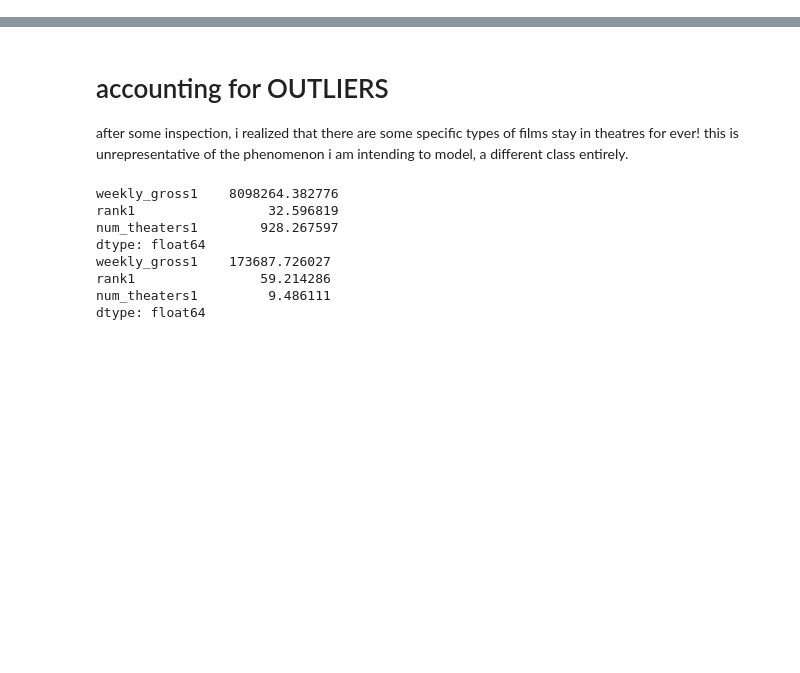
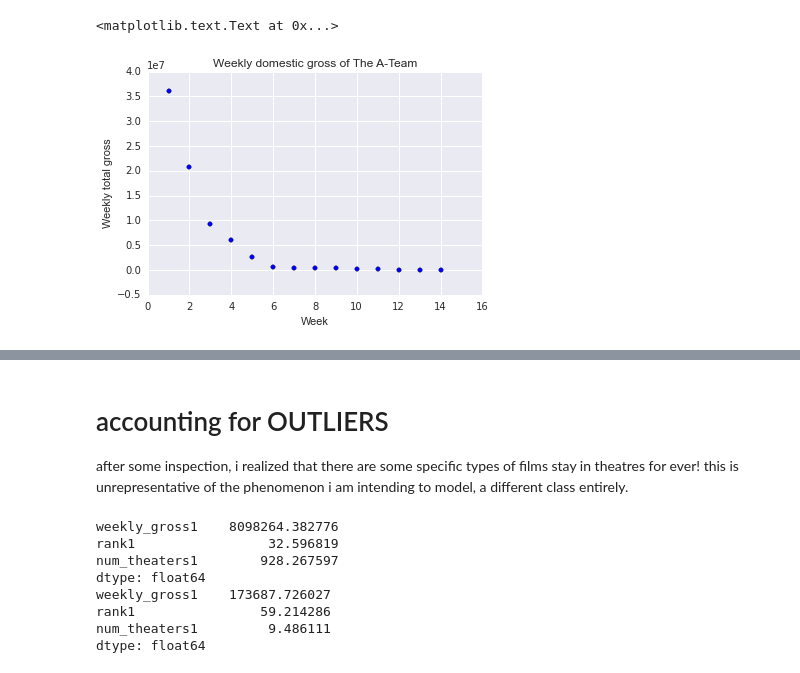
Before and after one commit to jstnstwrt/optimizing-box-office-regression, a Jupyter notebook: exploratory_data_analysis.ipynb, the cells around one changed output, grey strips where cells are left out. Cells and saved outputs as stored; diff of their text form; code cells hidden in the pictures; blank space fills up the shorter version.

Commit message:
adding ploting for simple scatters of an example movie

```diff
--- a/exploratory_data_analysis.ipynb
+++ b/exploratory_data_analysis.ipynb
@@ -10,3 +11,12 @@ full_regression_data = pickle.load( open( "full_regression_data.pkl", "rb" ) )
 df = full_regression_data
 # %%
 df['log_num_weeks'] = df.num_weeks.apply(np.log)
+# %%
+plt.scatter(df.head().iloc[0].weekly_data['week_num'],
+            df.head().iloc[0].weekly_data['weekly_gross'])
+plt.ylabel('Weekly total gross')
+plt.xlabel('Week')
+plt.title('Weekly domestic gross of The A-Team')
+# %% [output]
+<matplotlib.text.Text at 0x...>
+[figure, added]
```
Also changed, not shown: parts of 2 cells of this notebook.
